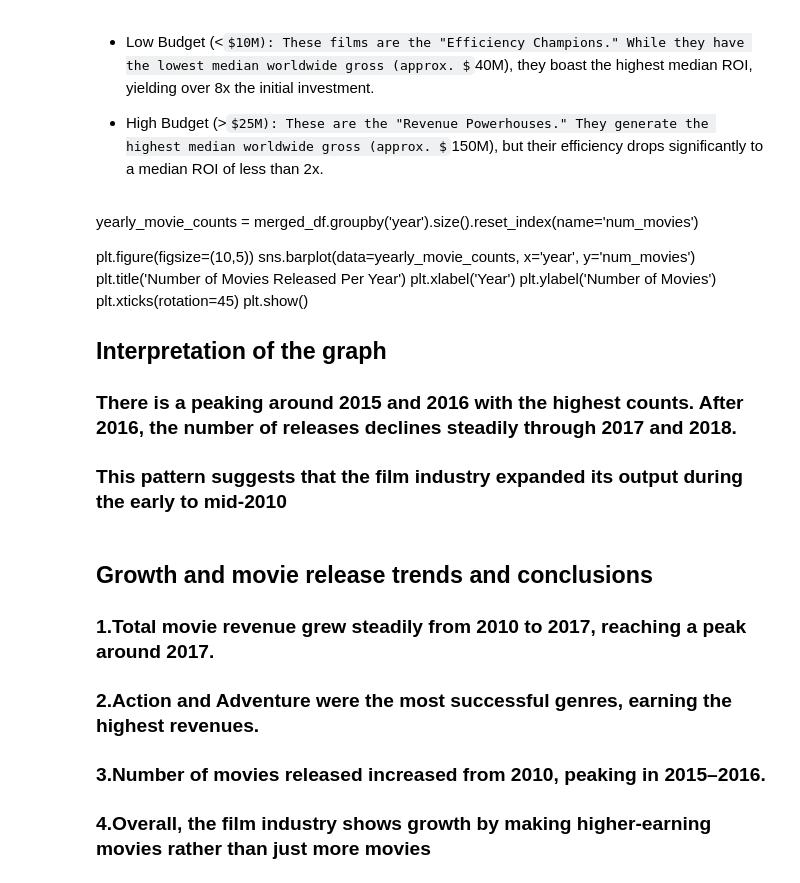
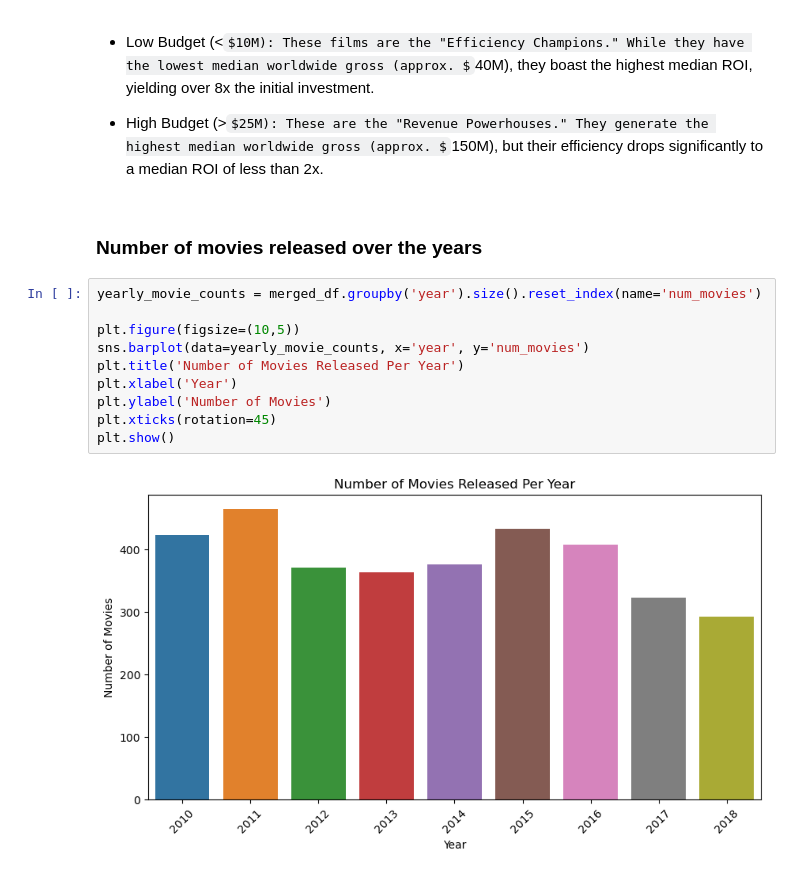
Before and after one commit to Marian-amo/Box-Office-Market-Analysis, a Jupyter notebook: index.ipynb, the cells around one changed output. Cells and saved outputs as stored; diff of their text form; some formulas as TeX source.

Commit message:
trend analysis and markdown edits

```diff
--- a/index.ipynb
+++ b/index.ipynb
@@ -890,23 +873,17 @@ Passing `palette` without assigning `hue` is deprecated and will be removed in v
 - Low Budget (<$10M): These films are the "Efficiency Champions." While they have the lowest median worldwide gross (approx. $40M), they boast the highest median ROI, yielding over 8x the initial investment.
 
 - High Budget (>$25M): These are the "Revenue Powerhouses." They generate the highest median worldwide gross (approx. $150M), but their efficiency drops significantly to a median ROI of less than 2x.
-# %% [markdown]
-yearly_movie_counts = merged_df.groupby('year').size().reset_index(name='num_movies')
-
-plt.figure(figsize=(10,5))
-sns.barplot(data=yearly_movie_counts, x='year', y='num_movies')
-plt.title('Number of Movies Released Per Year')
-plt.xlabel('Year')
-plt.ylabel('Number of Movies')
-plt.xticks(rotation=45)
-plt.show()
-
-## Interpretation of the graph
-### There is a peaking around 2015 and 2016 with the highest counts. After 2016, the number of releases declines steadily through 2017 and 2018.
-### This pattern suggests that the film industry expanded its output during the early to mid-2010
-# %% [markdown]
-## Growth and movie release trends and conclusions
-### 1.Total movie revenue grew steadily from 2010 to 2017, reaching a peak around 2017.
-### 2.Action and Adventure were the most successful genres, earning the highest revenues.
-### 3.Number of movies released increased from 2010, peaking in 2015–2016.
-### 4.Overall, the film industry shows growth by making higher-earning movies rather than just more movies
+# %% [markdown]
+### Number of movies released over the years
+# %%
+yearly_movie_counts = merged_df.groupby('year').size().reset_index(name='num_movies')
+
+plt.figure(figsize=(10,5))
+sns.barplot(data=yearly_movie_counts, x='year', y='num_movies')
+plt.title('Number of Movies Released Per Year')
+plt.xlabel('Year')
+plt.ylabel('Number of Movies')
+plt.xticks(rotation=45)
+plt.show()
+# %% [output]
+[figure, added]
```
Also changed, not shown: parts of 28 cells of this notebook.
